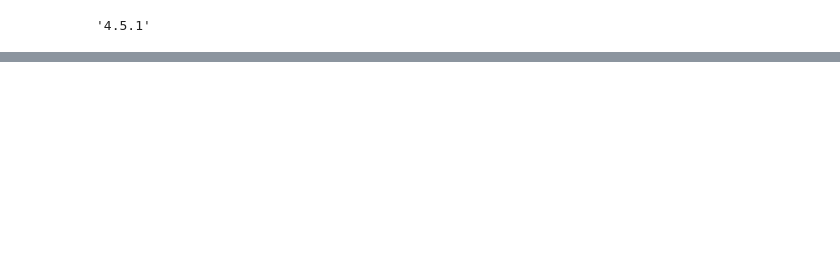
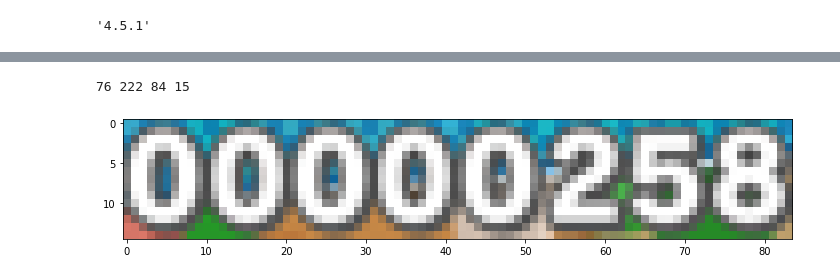
Before and after one commit to puyogg/puyo-chain-detector, a Jupyter notebook: research/Regions PPT2.ipynb, the cells around one changed output, grey strips where cells are left out. Drawn from its saved outputs; the diff is of its cells as text; code cells hidden in the pictures; blank space fills up the shorter version.

```diff
--- a/research/Regions PPT2.ipynb
+++ b/research/Regions PPT2.ipynb
@@ -237,0 +36,14 @@ res.item(0)
+# %%
+p1_score_x = p1_field_x + 6
+p1_score_y = p1_field_y + FIELD_H + 2
+score_width = 84
+score_height = 15
+print(p1_score_x, p1_score_y, score_width, score_height)
+
+p1_score = crop(img, p1_score_x, p1_score_y, score_width, score_height)
+plt.figure(figsize=(12, 12))
+plt.imshow(p1_score)
+plt.show()
+# %% [output]
+76 222 84 15
+[figure, added]
```
Also changed, not shown: parts of 51 cells of this notebook, 17 other files.
